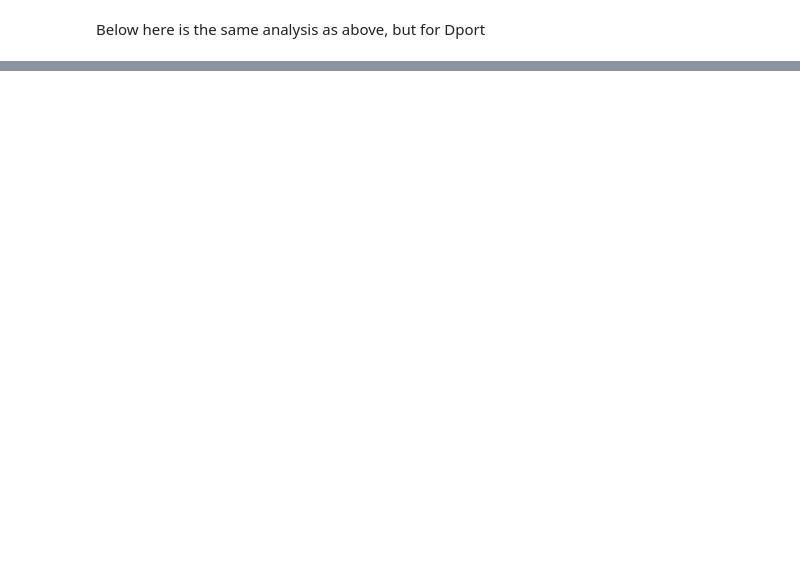
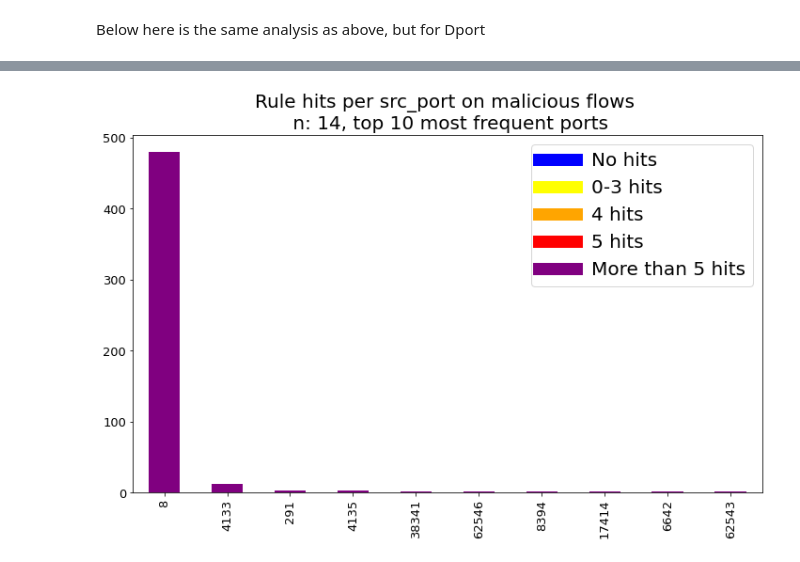
Before and after one commit to RealJoL/bpd_2023_finalproject, a Jupyter notebook: ruleset_analysis.ipynb, the cells around one changed output, grey strips where cells are left out. Cells and saved outputs as stored; diff of their text form; code cells hidden in the pictures; blank space fills up the shorter version.

```diff
--- a/ruleset_analysis.ipynb
+++ b/ruleset_analysis.ipynb
@@ -186,0 +309,72 @@ nhit_on_freq_bad
+# %%
+# Port analysis
+bad_sport_df = pd.DataFrame(all_bad_db['Sport'])
+
+# Fill Sport for null to 0 and convert to int
+bad_sport_df = pd.DataFrame(bad_sport_df['Sport'].fillna(value="0"))
+bad_sport_df = pd.DataFrame(bad_sport_df['Sport'].apply(lambda x: int(int(str(x), 16))))
+
+plt.figure(figsize=(12, 7))
+
+freq_bad_sport = bad_sport_df['Sport'].value_counts()
+red_freq_bad_sport = freq_bad_sport[0:n_of_ports]
+
+coloured_bars_bad_sport = []
+nhit_on_freq_bad_sport = {}
+
+for _, ruleset in ruleset_df.iterrows():
+    #print(ruleset)
+    for port in red_freq_bad_sport.index:
+        if ruleset['Sport_greater'] is None:
+            continue
+        if not port in nhit_on_freq_bad_sport.keys():
+            nhit_on_freq_bad_sport[port] = 0
+        if ruleset['Sport_greater']:
+            if port > ruleset['Sport_threshold']:
+                nhit_on_freq_bad_sport[port] += 1
+        if not ruleset['Sport_greater']:
+            if port > ruleset['Sport_threshold']:
+                nhit_on_freq_bad_sport[port] += 1
+
+for k in nhit_on_freq_bad_sport.keys():
+    if nhit_on_freq_bad_sport[k] > 0:
+        coloured_bars_bad_sport.append(k)
+
+bad_sport_color = [{f not in nhit_on_freq_bad_sport.keys(): 'blue',
+                    nhit_on_freq_bad_sport[f] == 4: 'orange',
+                    nhit_on_freq_bad_sport[f] == 5: 'red',
+                    nhit_on_freq_bad_sport[f] == 0: 'blue',
+                    nhit_on_freq_bad_sport[f] > 0: 'yellow',
+                    nhit_on_freq_bad_sport[f] > 5: 'purple',
+
+                    }[True] for f in red_freq_bad_sport.index]
+
+bad_sport_bar_plot = red_freq_bad_sport.plot.bar(color=bad_sport_color)
+
+plt.plot(0, 0, 'blue', label='No hits', lw=13)
+plt.plot(0, 0, 'yellow', label='0-3 hits', lw=13)
+plt.plot(0, 0, 'orange', label='4 hits', lw=13)
+plt.plot(0, 0, 'red', label='5 hits', lw=13)
+plt.plot(0, 0, 'purple', label='More than 5 hits', lw=13)
+plt.legend(fontsize=18)
+
+label_to_remove = 'Sport'
+h, l = bad_sport_bar_plot.get_legend_handles_labels()
+
+idx_keep = [k[0] for k in enumerate(l) if l[k[0]] != label_to_remove]
+
+handles = []
+labels = []
+
+for i in idx_keep:
+    handles.append(h[i])
+    labels.append(l[i])
+bad_sport_bar_plot.legend(handles, labels, prop={'size': 20})
+
+bad_sport_bar_plot.tick_params(axis='both', which='major', labelsize=13)
+plt.title("Rule hits per src_port on malicious flows \n n: " + str(len(ruleset_df)) + ", top " + str(n_of_ports) + " most frequent ports",
+          fontsize=20)
+plt.savefig("./output/figures/fig_bad_sport_" + file_time + ".png", transparent=True)
+plt.show()
+# %% [output]
+[figure, added]
```
Also changed, not shown: parts of 13 cells of this notebook.
